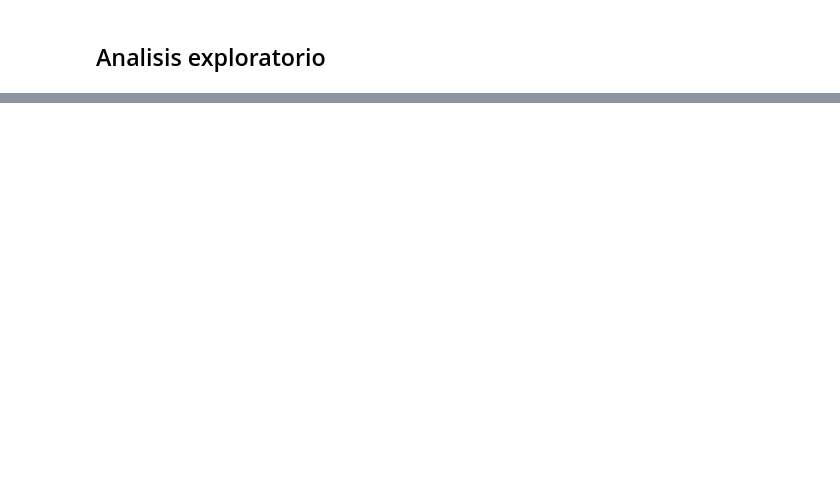
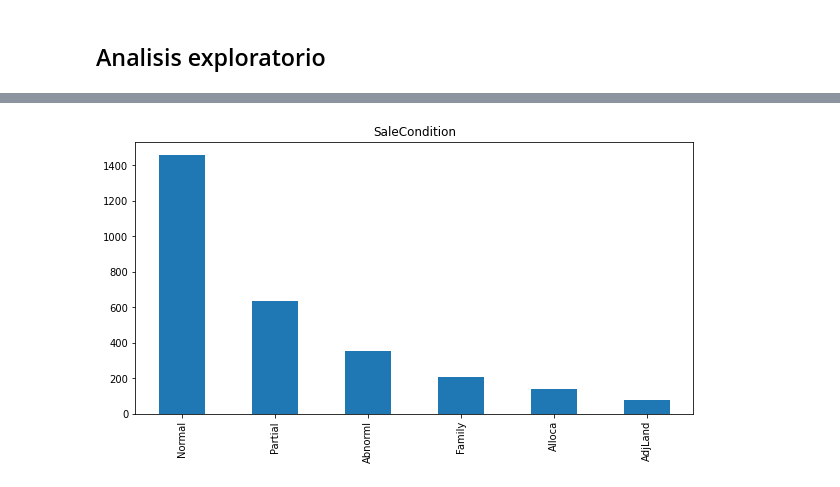
Before and after one commit to Andrei-Portales/HDT3_Mineria_de_datos, a Jupyter notebook: HDT3.ipynb, the cells around one changed output, grey strips where cells are left out. Cells and saved outputs as stored; diff of their text form; code cells hidden in the pictures; blank space fills up the shorter version.

```diff
--- a/HDT3.ipynb
+++ b/HDT3.ipynb
@@ -38,0 +39,11 @@ Length: 81, dtype: object
+# %%
+# plot value counts of all cualitative variables
+
+for n in cuantitativas.columns:
+    localData = cuantitativas[n].dropna(how='all', axis=0)
+
+    sns.displot(localData, kde=True)
+
+    print( n, ':', '\n\tKurtosis:', stats.kurtosis(localData), '\n\tAsimetría:', stats.skew(localData), '\n')
+
+# cuantitativas.value_counts().dropna().plot(kind='bar', title='video')
@@ -38,0 +96,9 @@ Length: 81, dtype: object
+# %%
+for n in cualitativas.columns:
+    localData = cualitativas[n].dropna(how='all', axis=0)
+
+    localData.value_counts().plot(kind='bar', title=n)
+
+plt.show()
+# %% [output]
+[figure, added]
```
Also changed, not shown: parts of 7 cells of this notebook, 2 other files.
